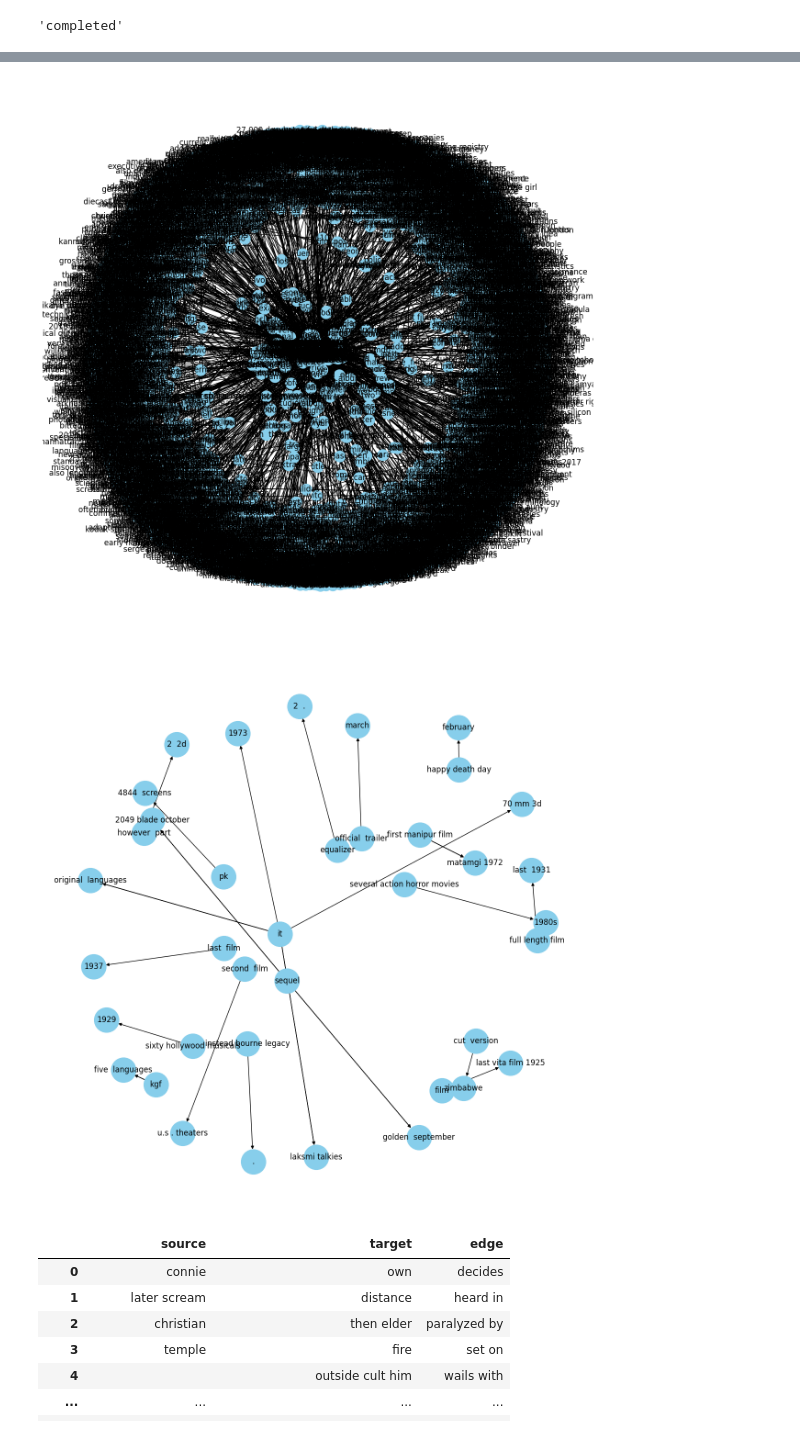
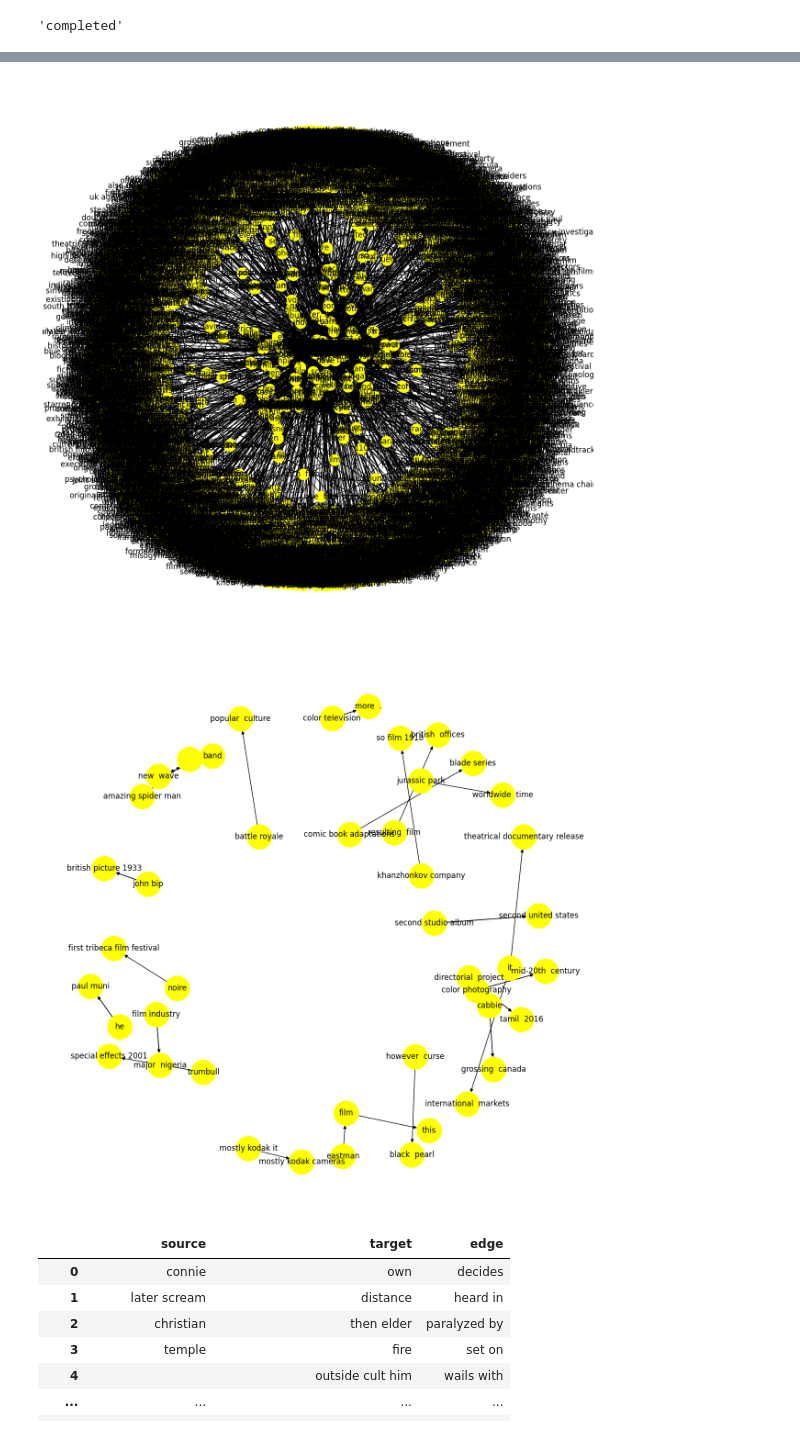
Before and after one commit to smit-shah-x38/llm, a Jupyter notebook: know.ipynb, the cells around one changed output, grey strips where cells are left out. Cells and saved outputs as stored; diff of their text form; code cells hidden in the pictures.

```diff
--- a/know.ipynb
+++ b/know.ipynb
@@ -187,20 +187,20 @@ G=nx.from_pandas_edgelist(kg_df, "source", "target",
 plt.figure(figsize=(12,12))
 
 pos = nx.spring_layout(G)
-nx.draw(G, with_labels=True, node_color='skyblue', edge_cmap=plt.cm.Blues, pos = pos)
+nx.draw(G, with_labels=True, node_color='yellow', edge_cmap=plt.cm.Blues, pos = pos)
 plt.show()
 # %% [output]
-[figure, old version]
+[figure, new version]
 # %%
-G=nx.from_pandas_edgelist(kg_df[kg_df['edge']=="released in"], "source", "target",
+G=nx.from_pandas_edgelist(kg_df[kg_df['edge']=="became"], "source", "target",
                           edge_attr=True, create_using=nx.MultiDiGraph())
 
 plt.figure(figsize=(12,12))
 pos = nx.spring_layout(G, k = 0.5) # k regulates the distance between nodes
-nx.draw(G, with_labels=True, node_color='skyblue', node_size=1500, edge_cmap=plt.cm.Blues, pos = pos)
+nx.draw(G, with_labels=True, node_color='yellow', node_size=1500, edge_cmap=plt.cm.Blues, pos = pos)
 plt.show()
 # %% [output]
-[figure, old version]
+[figure, new version]
 # %%
 # Import Libraries
 
```
Also changed, not shown: parts of 2 cells of this notebook, 1 other file.
